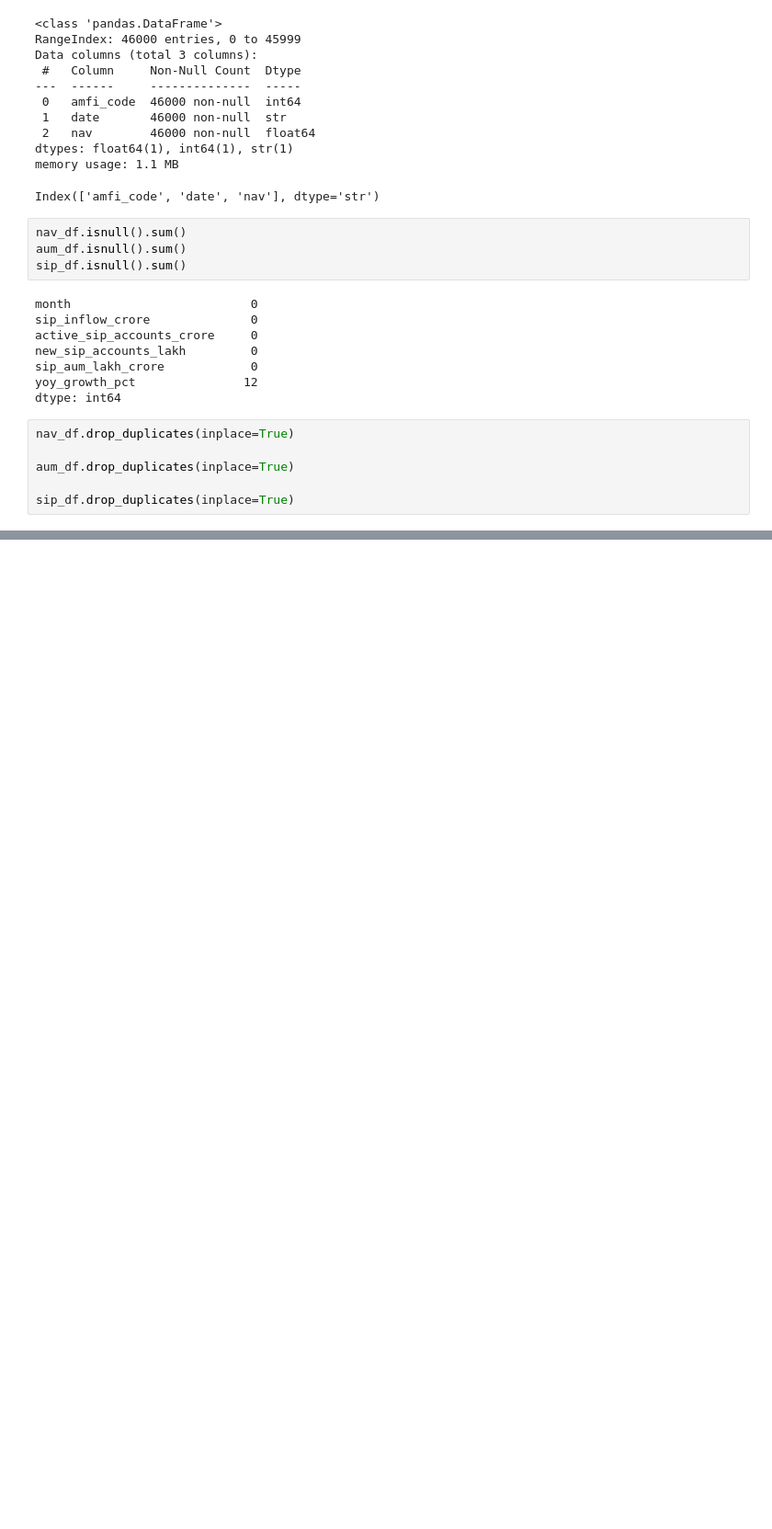
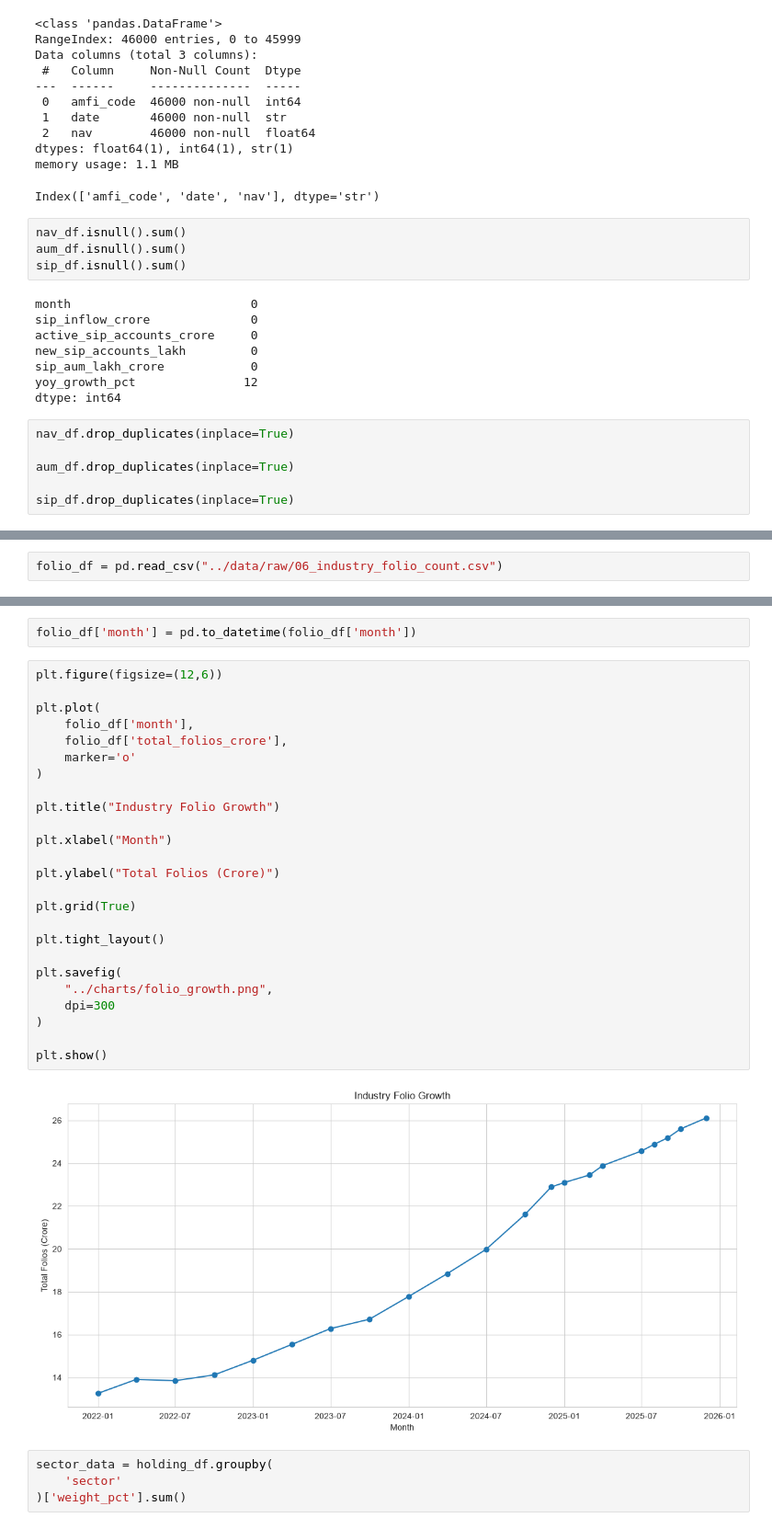
Before and after one commit to Kapish17/Bluestock-mf-capstone, a Jupyter notebook: notebooks/EDA_Analysis.ipynb, the cells around one changed output, grey strips where cells are left out. Shown at 92% size. Cells and saved outputs as stored; diff of their text form; blank space fills up the shorter version.

```diff
--- a/notebooks/EDA_Analysis.ipynb
+++ b/notebooks/EDA_Analysis.ipynb
@@ -80,0 +534,2 @@ sip_df.drop_duplicates(inplace=True)
+# %%
+folio_df = pd.read_csv("../data/raw/06_industry_folio_count.csv")
@@ -80,0 +616,33 @@ sip_df.drop_duplicates(inplace=True)
+# %%
+folio_df['month'] = pd.to_datetime(folio_df['month'])
+# %%
+plt.figure(figsize=(12,6))
+
+plt.plot(
+    folio_df['month'],
+    folio_df['total_folios_crore'],
+    marker='o'
+)
+
+plt.title("Industry Folio Growth")
+
+plt.xlabel("Month")
+
+plt.ylabel("Total Folios (Crore)")
+
+plt.grid(True)
+
+plt.tight_layout()
+
+plt.savefig(
+    "../charts/folio_growth.png",
+    dpi=300
+)
+
+plt.show()
+# %% [output]
+[figure, added]
+# %%
+sector_data = holding_df.groupby(
+    'sector'
+)['weight_pct'].sum()
```
Also changed, not shown: parts of 80 cells of this notebook, 10 other files.
